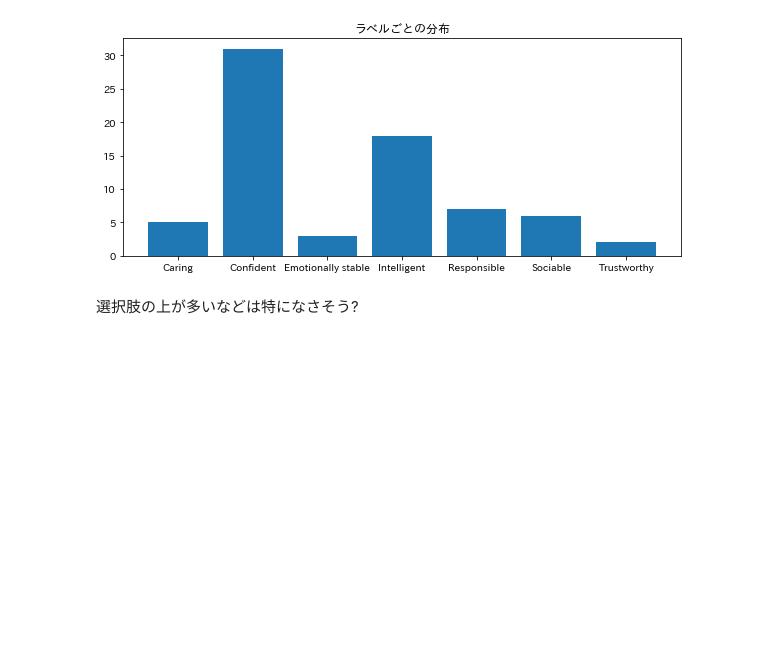
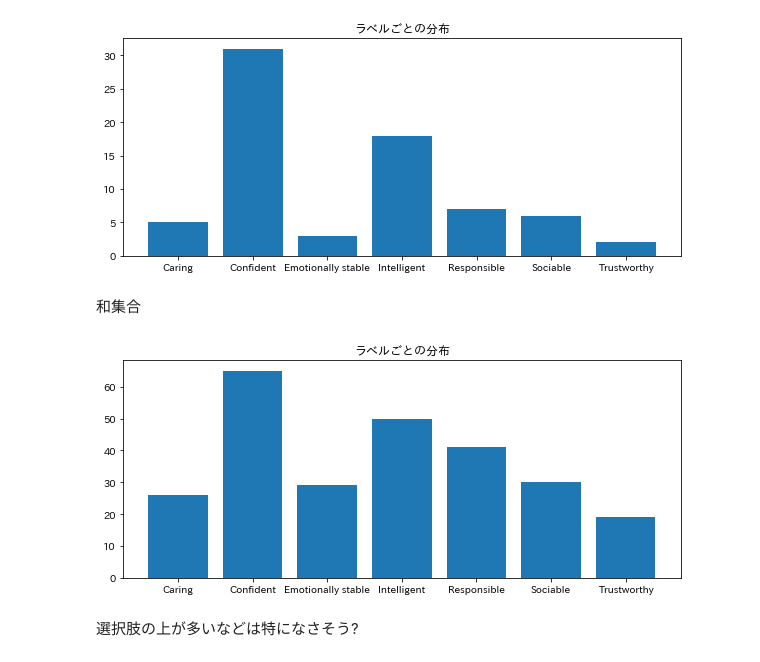
Before and after one commit to takumi1001/2022-mast-ai-experiment, a Jupyter notebook: preprocessing/result_analysis.ipynb, the cells around one changed output. Saved outputs shown, nothing was run; the diff lists cells and outputs as text; code cells hidden in the pictures; blank space fills up the shorter version.

```diff
--- a/preprocessing/result_analysis.ipynb
+++ b/preprocessing/result_analysis.ipynb
@@ -196,3 +200,5 @@ plt.bar(labels.keys(), sums)
 plt.plot() ;
 # %% [output]
 [figure]
+# %% [markdown]
+和集合
@@ -199,3 +209,10 @@ plt.plot() ;
+# %%
+plt.figure(figsize=(10,4))
+plt.title("ラベルごとの分布")
+plt.bar(labels.keys(), sums)
+plt.plot() ;
+# %% [output]
+[figure, added]
 # %% [markdown]
 選択肢の上が多いなどは特になさそう?
 # %% [markdown]
```
Also changed, not shown: parts of 11 cells of this notebook, 1 other file.
